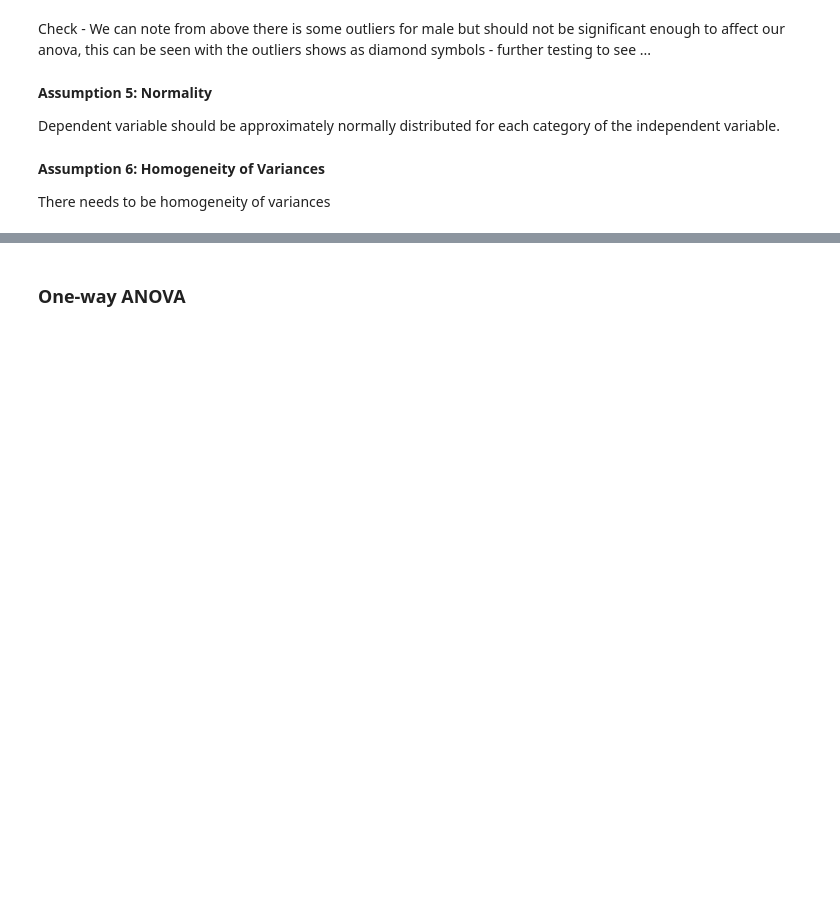
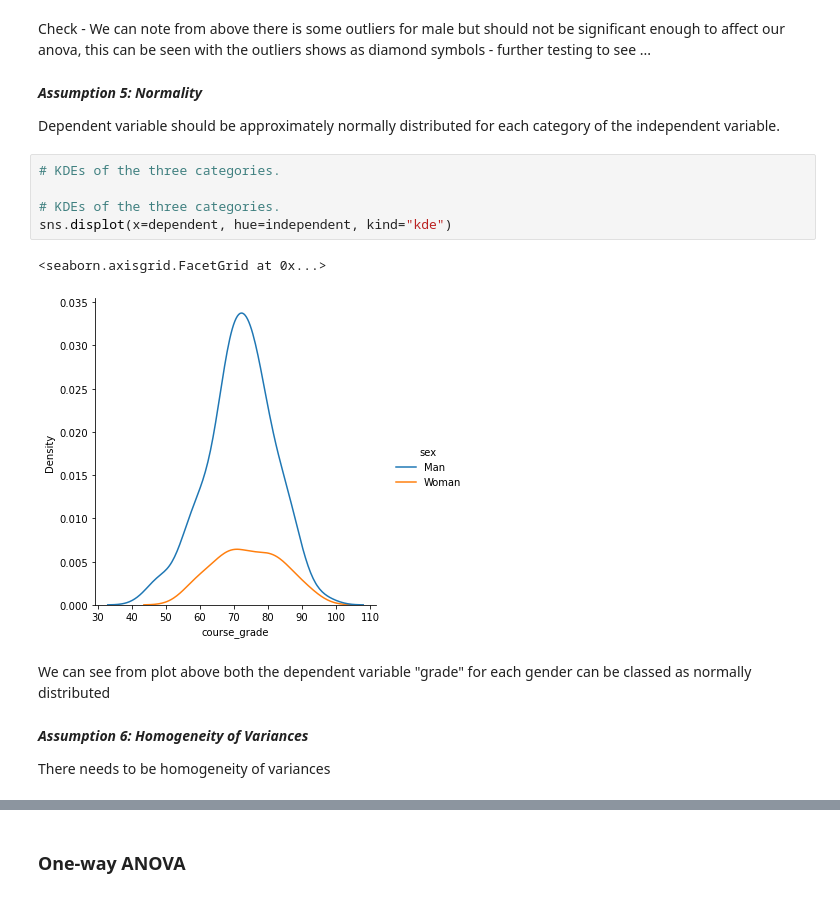
Before and after one commit to brendantipp/gmit_mls_2021, a Jupyter notebook: scipy-stats.ipynb, the cells around one changed output, grey strips where cells are left out. Cells and saved outputs as stored; diff of their text form; blank space fills up the shorter version.

Commit message:
added assumption 5 and 6 and anovoa test for demo1 anova

```diff
--- a/scipy-stats.ipynb
+++ b/scipy-stats.ipynb
@@ -151,10 +153,20 @@ sns.boxplot(x=dependent, y=independent)
 # %% [markdown]
 Check - We can note from above there is some outliers for male but should not be significant enough to affect our anova, this can be seen with the outliers shows as diamond symbols -  further testing to see ...
 # %% [markdown]
-**Assumption 5: Normality**
+***Assumption 5: Normality***
 
 Dependent variable should be approximately normally distributed for each category of the independent variable.
+# %%
+# KDEs of the three categories.
+
+# KDEs of the three categories.
+sns.displot(x=dependent, hue=independent, kind="kde")
+# %% [output]
+<seaborn.axisgrid.FacetGrid at 0x...>
+[figure, added]
+# %% [markdown]
+We can see from plot above both the dependent variable "grade" for each gender can be classed as normally distributed
 # %% [markdown]
-**Assumption 6: Homogeneity of Variances**
+***Assumption 6: Homogeneity of Variances***
 
 There needs to be homogeneity of variances
```
Also changed, not shown: parts of 14 cells of this notebook.
